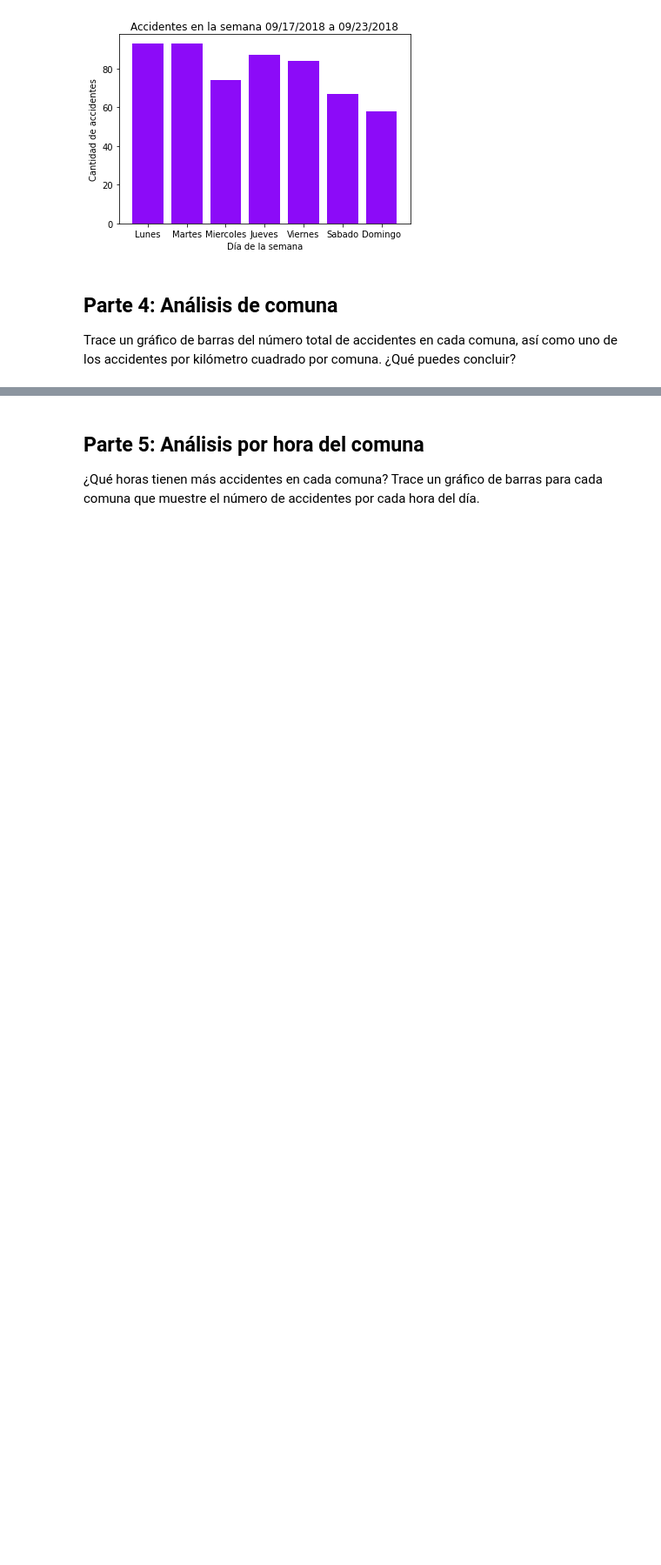
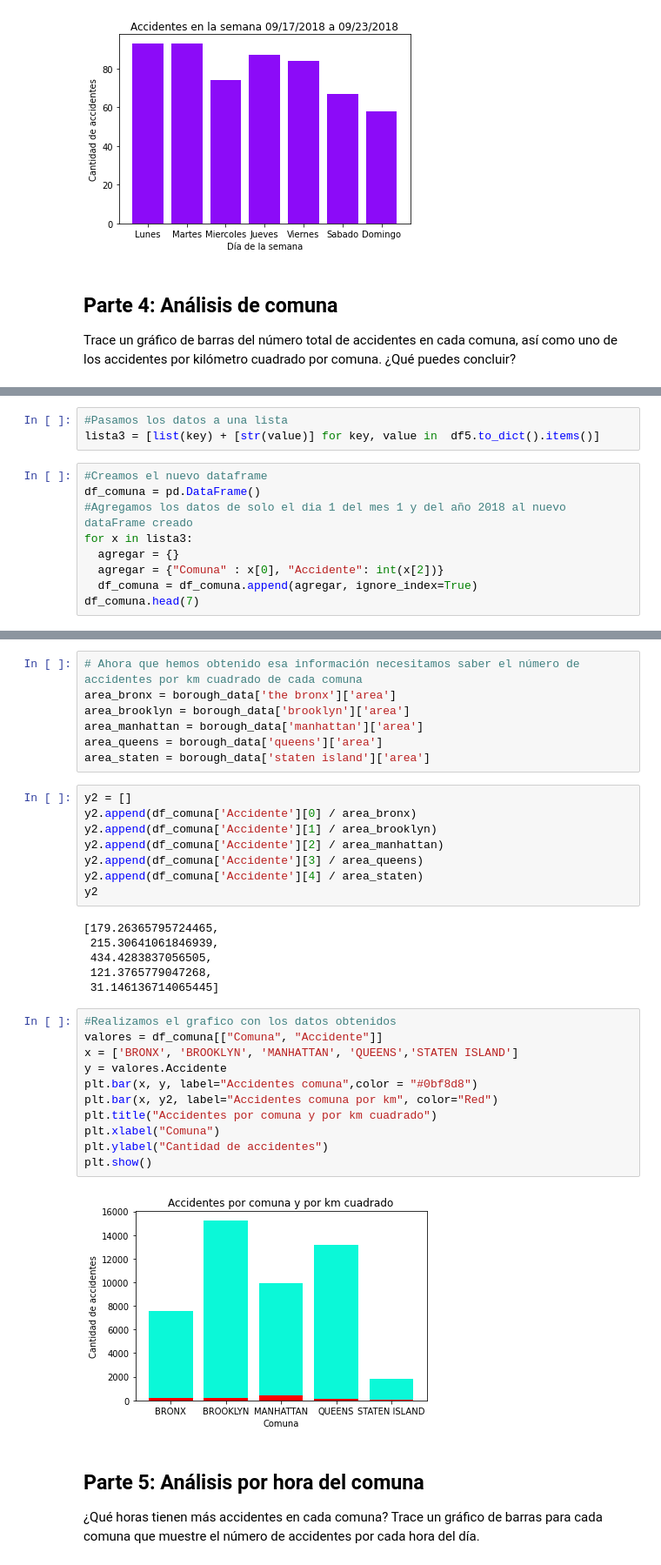
Before and after one commit to GabyLeon10100/MujeresDigitales, a Jupyter notebook: Taller4_.ipynb, the cells around one changed output, grey strips where cells are left out. Shown at 87% size. Drawn from its saved outputs; the diff is of its cells as text; blank space fills up the shorter version.

```diff
--- a/Taller4_.ipynb
+++ b/Taller4_.ipynb
@@ -339,0 +413,12 @@ Trace un gráfico de barras del número total de accidentes en cada comuna, así
+# %%
+#Pasamos los datos a una lista
+lista3 = [list(key) + [str(value)] for key, value in  df5.to_dict().items()]
+# %%
+#Creamos el nuevo dataframe
+df_comuna = pd.DataFrame()
+#Agregamos los datos de solo el dia 1 del mes 1 y del año 2018 al nuevo dataFrame creado
+for x in lista3:
+  agregar = {}
+  agregar = {"Comuna" : x[0], "Accidente": int(x[2])}
+  df_comuna = df_comuna.append(agregar, ignore_index=True)
+df_comuna.head(7)
@@ -340,3 +432,37 @@ Trace un gráfico de barras del número total de accidentes en cada comuna, así
+# %%
+# Ahora que hemos obtenido esa información necesitamos saber el número de accidentes por km cuadrado de cada comuna
+area_bronx = borough_data['the bronx']['area']
+area_brooklyn = borough_data['brooklyn']['area']
+area_manhattan = borough_data['manhattan']['area']
+area_queens = borough_data['queens']['area']
+area_staten = borough_data['staten island']['area']
+# %%
+y2 = []
+y2.append(df_comuna['Accidente'][0] / area_bronx)
+y2.append(df_comuna['Accidente'][1] / area_brooklyn)
+y2.append(df_comuna['Accidente'][2] / area_manhattan)
+y2.append(df_comuna['Accidente'][3] / area_queens)
+y2.append(df_comuna['Accidente'][4] / area_staten)
+y2
+# %% [output]
+[179.26365795724465,
+ 215.30641061846939,
+ 434.4283837056505,
+ 121.3765779047268,
+ 31.146136714065445]
+# %%
+#Realizamos el grafico con los datos obtenidos
+valores = df_comuna[["Comuna", "Accidente"]]
+x = ['BRONX', 'BROOKLYN', 'MANHATTAN', 'QUEENS','STATEN ISLAND']
+y = valores.Accidente
+plt.bar(x, y, label="Accidentes comuna",color = "#0bf8d8")
+plt.bar(x, y2, label="Accidentes comuna por km", color="Red")
+plt.title("Accidentes por comuna y por km cuadrado")
+plt.xlabel("Comuna")
+plt.ylabel("Cantidad de accidentes")
+plt.show()
+# %% [output]
+[figure, added]
 # %% [markdown]
 ## Parte 5: Análisis por hora del comuna
 
```
Also changed, not shown: parts of 23 cells of this notebook.
